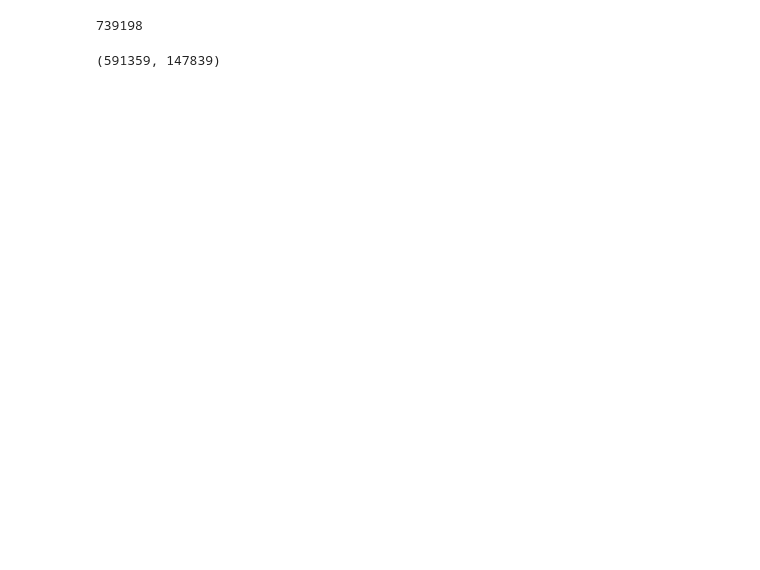
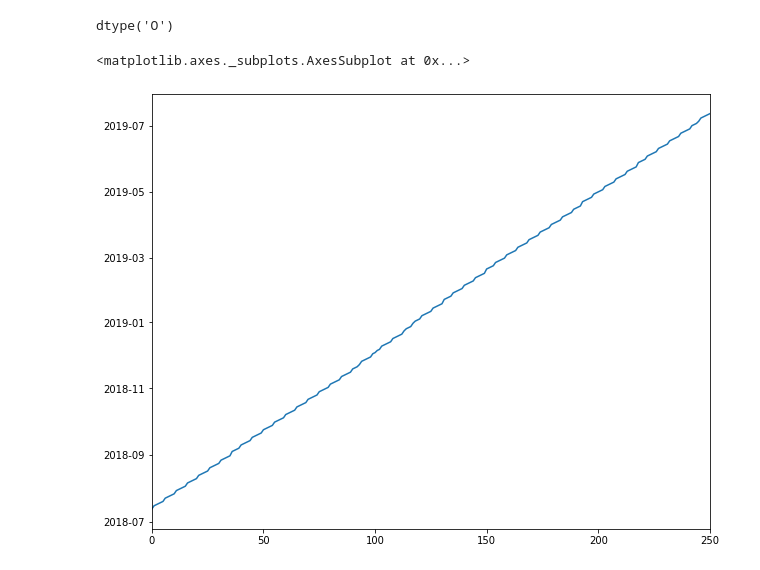
Before and after one commit to Nielspace/Stock-Prediction, a Jupyter notebook: StockExchangePrediction.ipynb, the cells around one changed output. Cells and saved outputs as stored; diff of their text form; code cells hidden in the pictures; blank space fills up the shorter version.

```diff
--- a/StockExchangePrediction.ipynb
+++ b/StockExchangePrediction.ipynb
@@ -90,2 +14,0 @@ Index(['SYMBOL', 'SERIES', 'OPEN', 'HIGH', 'LOW', 'CLOSE', 'LAST', 'PREVCLOSE',
-# %%
-data.set_index('TIMESTAMP', inplace=True)
@@ -102,2 +14,0 @@ data.head()
-# %%
-data.drop('ISIN', 1, inplace=True)
@@ -171,2 +14,0 @@ def normalize_data(df):
-# %%
-data = normalize_data(data)
@@ -204,4 +14,0 @@ len(data_eq)
-# %%
-int(len(data_eq)*0.2) + int(len(data_eq)*0.8)
-# %% [output]
-739198
@@ -213,4 +15,11 @@ def splits(data, len_):
-# %%
-splits(data_eq, 0.2)
-# %% [output]
-(591359, 147839)
+# %%
+data['Date'].dtype
+# %% [output]
+dtype('O')
+# %%
+data['Date'] = pd.to_datetime(data['Date'])
+# %%
+data['Date'].plot(figsize=(10,8))
+# %% [output]
+<matplotlib.axes._subplots.AxesSubplot at 0x...>
+[figure, added]
```
Also changed, not shown: parts of 47 cells of this notebook, 3 other files.
